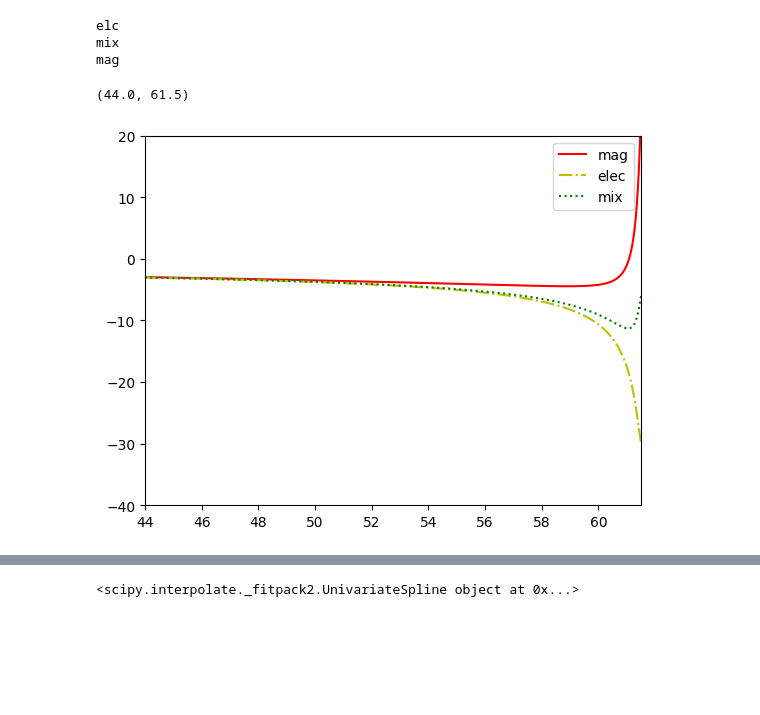
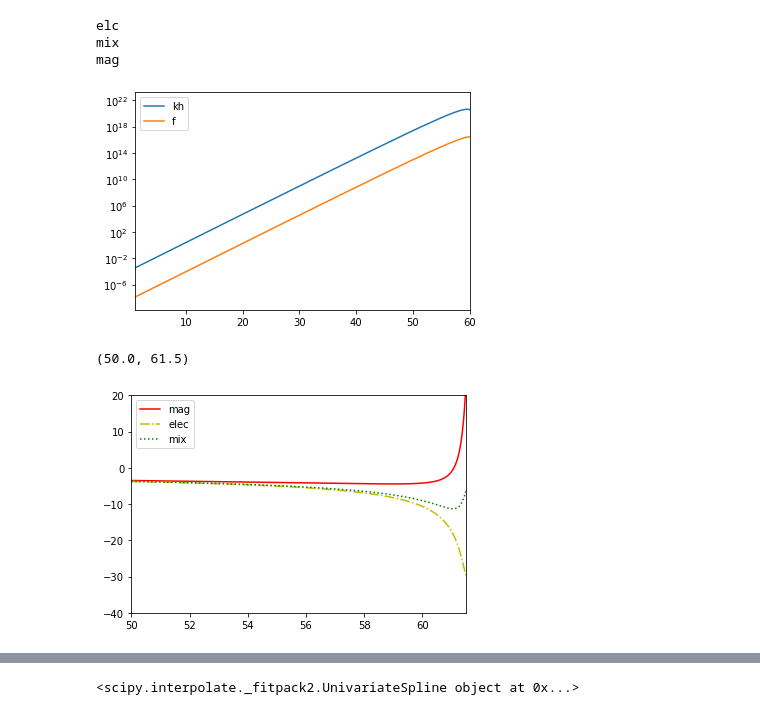
Before and after one commit to richard-von-eckardstein/GEFF, a Jupyter notebook: GradientExpansionCode_Dimless.ipynb, the cells around one changed output, grey strips where cells are left out. Saved outputs shown, nothing was run; the diff lists cells and outputs as text; code cells hidden in the pictures; blank space fills up the shorter version.

```diff
--- a/GradientExpansionCode_Dimless.ipynb
+++ b/GradientExpansionCode_Dimless.ipynb
@@ -268,7 +271,7 @@ def EoMFtruncate(dphidt, Iterm, F, Fmin1, bdrF, a, H, sigmaE, sigmaB, kh, ntr):
 
     return dFdt
 # %%
-def ComputeSigma(E0, B0, H, ratio):
+def ComputeSigmaE(E0, B0, H, ratio):
     mu = ((E0+B0)/2)**(1/4)
     gmz = 0.35
     mz = 91.2/(1.220932e19)
@@ -278,6 +281,18 @@ def ComputeSigma(E0, B0, H, ratio):
         gmu = np.sqrt(gmz**2/(1 + gmz**2*41/(48*np.pi**2)*np.log(mz/(mu*ratio))))
         sigma = (41*gmu**3/(72*np.pi**2)
              * np.sqrt(B0)/(H * np.tanh(np.pi*np.sqrt(B0/E0))))
+        return sigma
+
+def ComputeSigmaB(E0, B0, H, ratio):
+    mu = ((E0+B0)/2)**(1/4)
+    gmz = 0.35
+    mz = 91.2/(1.220932e19)
+    if mu==0:
+         return 0
+    else:
+        gmu = np.sqrt(gmz**2/(1 + gmz**2*41/(48*np.pi**2)*np.log(mz/(mu*ratio))))
+        sigma = (41*gmu**3/(72*np.pi**2)
+             * np.sqrt(E0)/(H * np.tanh(np.pi*np.sqrt(B0/E0))))
         return sigma
 
 def ComputeImprovedSigma(E0, B0, G0, H, ratio):
@@ -579,7 +594,7 @@ def fullGEF_SE_electric(t, y, omega=1, f=1, approx=False):
     dydt[2] = dscdt[1]
 
     #print("dscdt", dscdt)
-    sigma = ComputeSigma(F[0,0], F[0,1], H*a**(-alpha), ratio)
+    sigma = ComputeSigmaE(F[0,0], F[0,1], H*a**(-alpha), ratio)
 
     kh, dydt[3], bdrF = BoundaryComputations(np.exp(y[3]), dscdt[0], dscdt[1], dIdsc, ddIddsc,
                                              a, H, ntr, sigma, 0, delta, approx=approx)
@@ -650,10 +665,7 @@ def fullGEF_SE_magnetic(t, y, omega=1, f=1, approx=False):
     dydt[1] = dscdt[0]
     dydt[2] = dscdt[1]
 
-    if (F[0,1] == 0.):
-        sigma = 0.
-    else:
-        sigma = ComputeSigma(F[0,0], F[0,1], H*a**(-alpha), ratio)*np.sqrt(F[0,0]/F[0,1])# *(-1.)* np.sign(F[0,2])
+    sigma = ComputeSigmaB(F[0,0], F[0,1], H*a**(-alpha), ratio)
 
     kh, dydt[3], bdrF = BoundaryComputations(np.exp(y[3]), dscdt[0], dscdt[1], dIdsc, ddIddsc,
                                              a, H, ntr, 0., sigma, 1.0, approx=approx)
@@ -803,7 +815,7 @@ def GetPhysQuantities(sol, Iterm, omega, f, SE=None, units=True):
         B = sol.y[6,:]
         G = sol.y[7,:]
         H = np.sqrt(FriedmannEq(a, dphidt, V, E, B, rhoChi, f, ratio))
-        sigma = np.array([ComputeSigma(E[i], B[i], H[i], ratio)*np.sqrt(E[i]/B[i]) for i in range(len(E))])
+        sigma = np.array([ComputeSigmaB(E[i], B[i], H[i], ratio) for i in range(len(E))])
         xi = GetXi(dphidt, Iterm, a, H, 0.)
         if units:
             phi = f*phi
@@ -825,7 +837,7 @@ def GetPhysQuantities(sol, Iterm, omega, f, SE=None, units=True):
         G = sol.y[8,:]
         H = np.sqrt(FriedmannEq(a, dphidt, V, E, B, rhoChi, f, ratio))
         if SE=="elc":
-            sigma = np.array([ComputeSigma(E[i], B[i], H[i], ratio) for i in range(len(E))])
+            sigma = np.array([ComputeSigmaE(E[i], B[i], H[i], ratio) for i in range(len(E))])
             xi = GetXi(dphidt, Iterm, a, H, 0.)
             if units:
                 phi = f*phi
@@ -1060,15 +1072,54 @@ N3, a3, phi3, dphidt3, kh3, rhoChi3, E3, B3, G3, V3, H3, xi3, sigma3 = GetPhysQu
 elc
 mix
 mag
+# %%
+xi = xi3 + sigma3/(2*H3)
+s = 0
+f = 1
+H = H3
+a = a3
+Vterm = dVdphi(phi3)
+I2term = 0
+Iterm = 25.
+dphidt = dphidt3
+ddphiddt = np.array([EoMphi(dphidt[i], Vterm[i], Iterm, G3[i], a3[i], H3[i], 1.)[1] for i in range(len(a3))])
+sigmaB = sigma3
+sigmaE = 0
+dsigmaEdt = 0
+dsigmaBdt = 0
+kh = a*H*(abs(xi) + np.sqrt(xi**2 + s**2 + s))
+def g(x):
+        if (x < 0):
+            return -1
+        elif (x > 0):
+            return 1
+        else:
+            return 0
+fprime = (((1-alpha)*H+a**(1-alpha)*alpha*H)*kh
+                  + [g(xi[i]) for i in range(len(xi))]*(a**(1-alpha)*(I2term*dphidt**2 + Iterm*ddphiddt)/2
+                                       +a*(alpha*H*sigmaB + dsigmaBdt)/2
+                                       - a**(1-alpha)*alpha*H**2*xi)*(1. + xi/np.sqrt(xi**2 + s**2 + s)))
+
+khprime = np.array([(kh[i]-kh[i-1])/(solB.t[i]-solB.t[i-1]) for i in range(1, len(xi))])
+
+plt.plot(N3[:-1], khprime, label="kh")
+plt.plot(N3, fprime, label="f")
+plt.yscale("log")
+#plt.ylim(-1,5)
+plt.xlim(1, 60)
+plt.legend(loc=0)
+plt.show()
+# %% [output]
+[figure, added]
 # %%
 plt.plot(N3, xi3+sigma3/(2*H3) , "r", label="mag")
 plt.plot(N1, xi1 , "y-.", label="elec")
 plt.plot(N2, xi2+sigmaB2/(2*H2), "g:",label="mix")
 #plt.plot(N1, xi1, "y-.",label="elec")
 plt.legend(loc=0)
 #plt.yscale("symlog")
 plt.ylim(-40., 20.)
-plt.xlim(44, 61.5)
+plt.xlim(50, 61.5)
 # %% [output]
-(44.0, 61.5)
+(50.0, 61.5)
-[figure, old version]
+[figure, new version]
```
Also changed, not shown: parts of 5 cells of this notebook, 1 other file.
